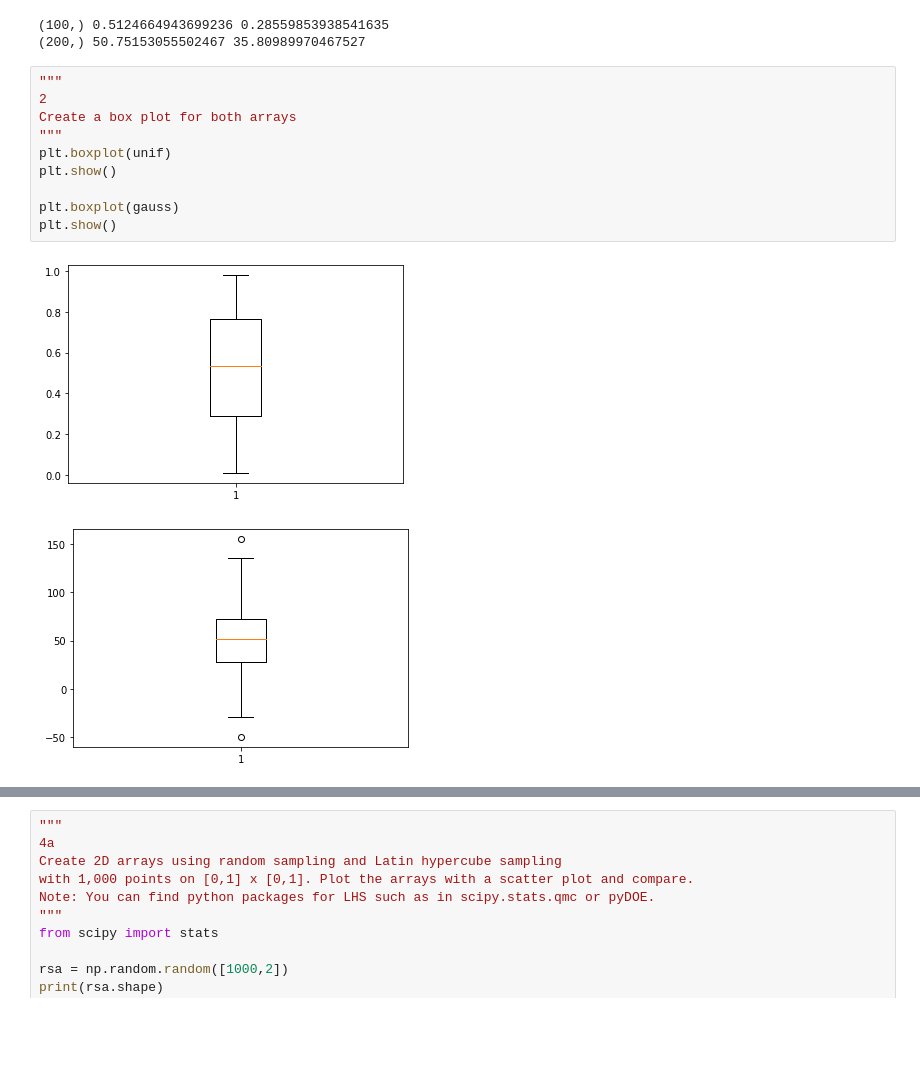
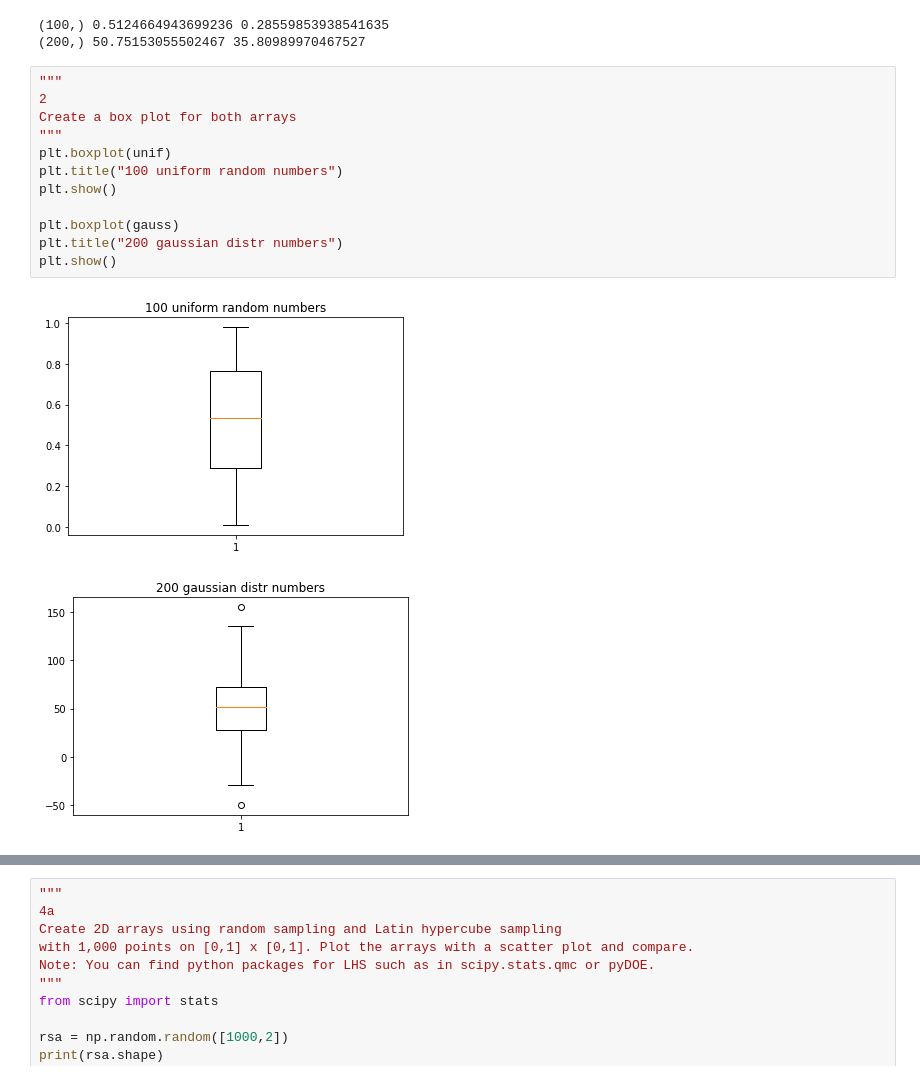
Before and after one commit to sarkunz/CS6635-Assign1, a Jupyter notebook: assign1.ipynb, the cells around one changed output, grey strips where cells are left out. Drawn from its saved outputs; the diff is of its cells as text; blank space fills up the shorter version.

```diff
--- a/assign1.ipynb
+++ b/assign1.ipynb
@@ -25,16 +25,18 @@ print(gauss.shape, gauss.mean(), gauss.std())
 # %%
 """
 2
 Create a box plot for both arrays
 """
 plt.boxplot(unif)
+plt.title("100 uniform random numbers")
 plt.show()
 
 plt.boxplot(gauss)
+plt.title("200 gaussian distr numbers")
 plt.show()
 # %% [output]
-[figure, old version]
+[figure, new version]
-[figure, old version]
+[figure, new version]
 # %%
 """
 3
```
Also changed, not shown: parts of 7 cells of this notebook, 2 other files.
